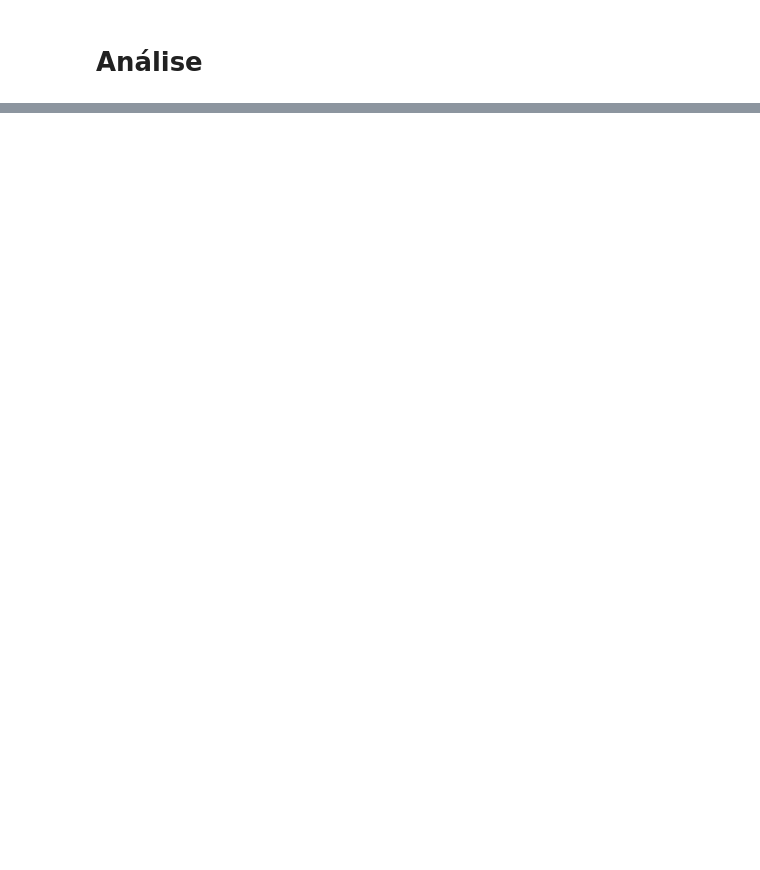
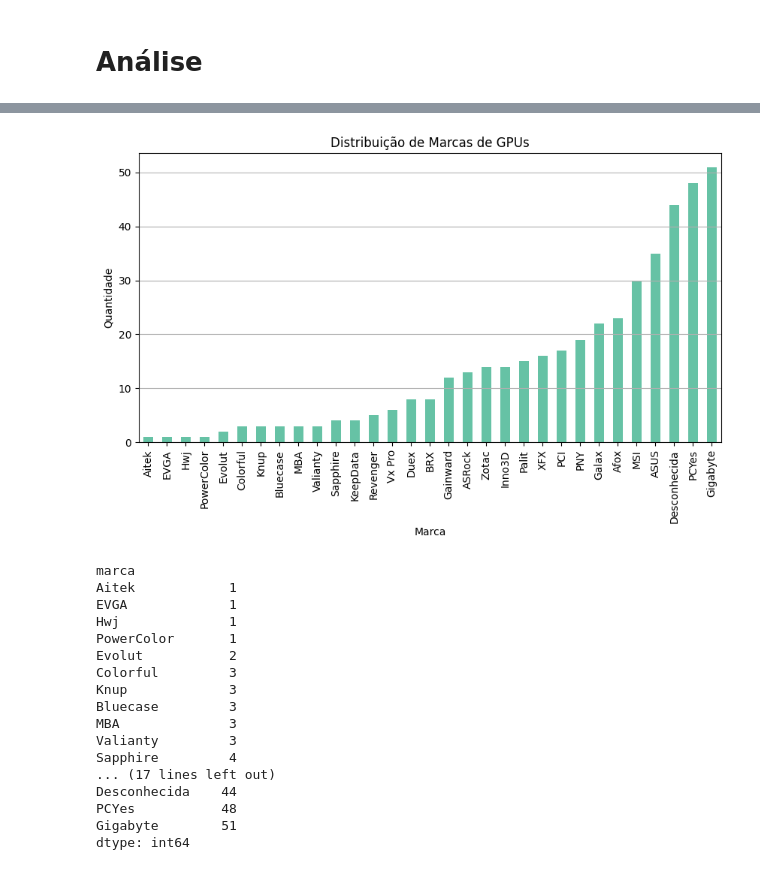
Before and after one commit to IIIgorMoura/web_scraping_dinamico, a Jupyter notebook: analise.ipynb, the cells around one changed output, grey strips where cells are left out. Saved outputs shown, nothing was run; the diff lists cells and outputs as text; code cells hidden in the pictures; blank space fills up the shorter version.

```diff
--- a/analise.ipynb
+++ b/analise.ipynb
@@ -22 +22,33 @@ df
 429 rows × 7 columns
+# %%
+# Distribuição por marca
+distribuicao_marca = df.groupby('marca').size().sort_values()
+
+distribuicao_marca.plot(kind='bar', figsize=(10,5), colormap='Set2')
+
+plt.title("Distribuição de Marcas de GPUs")
+plt.xlabel("Marca")
+plt.ylabel("Quantidade")
+plt.grid(axis='y')
+plt.show()
+
+display(distribuicao_marca)
+# %% [output]
+[figure, added]
+marca
+Aitek            1
+EVGA             1
+Hwj              1
+PowerColor       1
+Evolut           2
+Colorful         3
+Knup             3
+Bluecase         3
+MBA              3
+Valianty         3
+Sapphire         4
+... (17 lines left out)
+Desconhecida    44
+PCYes           48
+Gigabyte        51
+dtype: int64
```
Also changed, not shown: parts of 7 cells of this notebook, 2 other files.
